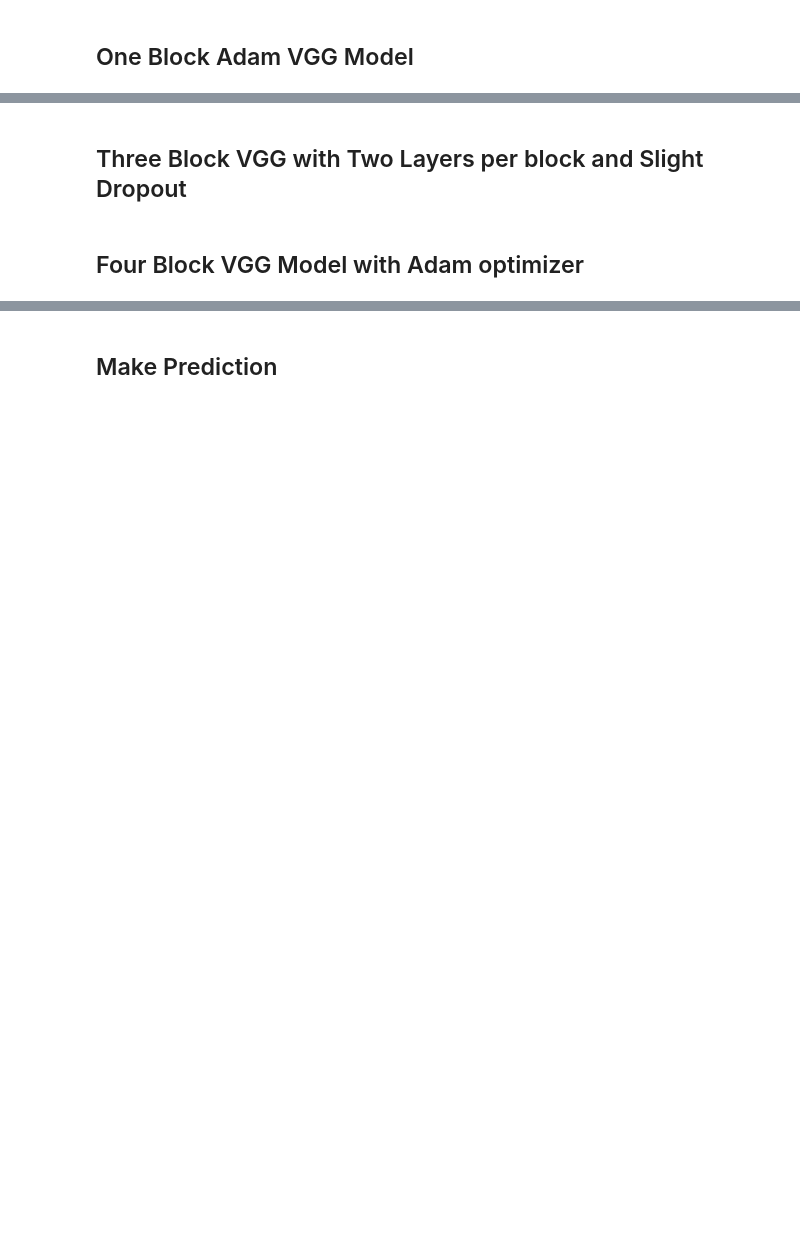
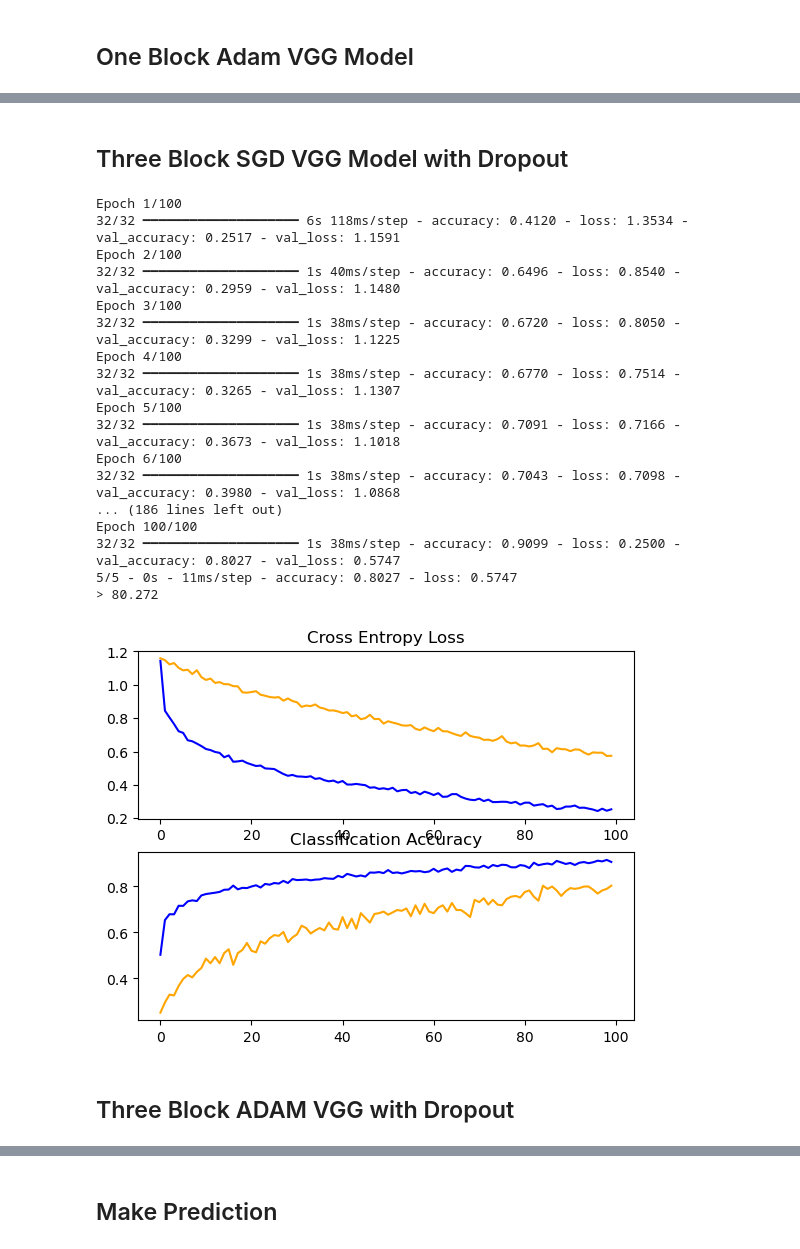
Before and after one commit to isaacbraun/data-analytics, a Jupyter notebook: final/final.ipynb, the cells around one changed output, grey strips where cells are left out. Drawn from its saved outputs; the diff is of its cells as text; code cells hidden in the pictures; blank space fills up the shorter version.

```diff
--- a/final/final.ipynb
+++ b/final/final.ipynb
@@ -271,2 +242,56 @@ Epoch 15/15
+# %% [markdown]
+## Three Block SGD VGG Model with Dropout
+# %%
+def three_drop_sgd():
+    model = Sequential([
+        Input(shape=input_shape),
+        # Rescale images to [0, 1] range
+        Rescaling(1./255),
+        # RandomRotation(0.2),
+        # RandomFlip(mode="horizontal_and_vertical"),
+
+    	Conv2D(32, (3, 3), activation='relu', kernel_initializer='he_uniform', padding='same'),
+        MaxPooling2D((2, 2)),
+        Dropout(0.2),
+
+    	Conv2D(64, (3, 3), activation='relu', kernel_initializer='he_uniform', padding='same'),
+        MaxPooling2D((2, 2)),
+        Dropout(0.2),
+
+    	Conv2D(128, (3, 3), activation='relu', kernel_initializer='he_uniform', padding='same'),
+        MaxPooling2D((2, 2)),
+        Dropout(0.2),
+
+        Flatten(),
+        Dense(256, activation='relu'),
+        Dropout(0.6),
+        Dense(num_classes, activation=dense_activation)
+    ])
+
+    opt = SGD(learning_rate=0.0001, momentum=0.9)
+    model.compile(optimizer=opt, loss=SparseCategoricalCrossentropy, metrics=['accuracy'])
+
+    return model
+
+three_drop_save = test_harness(three_drop_sgd(), 100)
+# %% [output]
+Epoch 1/100
+32/32 ━━━━━━━━━━━━━━━━━━━━ 6s 118ms/step - accuracy: 0.4120 - loss: 1.3534 - val_accuracy: 0.2517 - val_loss: 1.1591
+Epoch 2/100
+32/32 ━━━━━━━━━━━━━━━━━━━━ 1s 40ms/step - accuracy: 0.6496 - loss: 0.8540 - val_accuracy: 0.2959 - val_loss: 1.1480
+Epoch 3/100
+32/32 ━━━━━━━━━━━━━━━━━━━━ 1s 38ms/step - accuracy: 0.6720 - loss: 0.8050 - val_accuracy: 0.3299 - val_loss: 1.1225
+Epoch 4/100
+32/32 ━━━━━━━━━━━━━━━━━━━━ 1s 38ms/step - accuracy: 0.6770 - loss: 0.7514 - val_accuracy: 0.3265 - val_loss: 1.1307
+Epoch 5/100
+32/32 ━━━━━━━━━━━━━━━━━━━━ 1s 38ms/step - accuracy: 0.7091 - loss: 0.7166 - val_accuracy: 0.3673 - val_loss: 1.1018
+Epoch 6/100
+32/32 ━━━━━━━━━━━━━━━━━━━━ 1s 38ms/step - accuracy: 0.7043 - loss: 0.7098 - val_accuracy: 0.3980 - val_loss: 1.0868
+... (186 lines left out)
+Epoch 100/100
+32/32 ━━━━━━━━━━━━━━━━━━━━ 1s 38ms/step - accuracy: 0.9099 - loss: 0.2500 - val_accuracy: 0.8027 - val_loss: 0.5747
+5/5 - 0s - 11ms/step - accuracy: 0.8027 - loss: 0.5747
+> 80.272
+[figure, added]
 # %% [markdown]
-## Three Block VGG with Two Layers per block and Slight Dropout
+## Three Block ADAM VGG with Dropout
@@ -304,2 +297,0 @@ three_two_layer_result = test_harness(three_two_layer(), 15)
-# %% [markdown]
-## Four Block VGG Model with Adam optimizer
```
Also changed, not shown: parts of 30 cells of this notebook.
